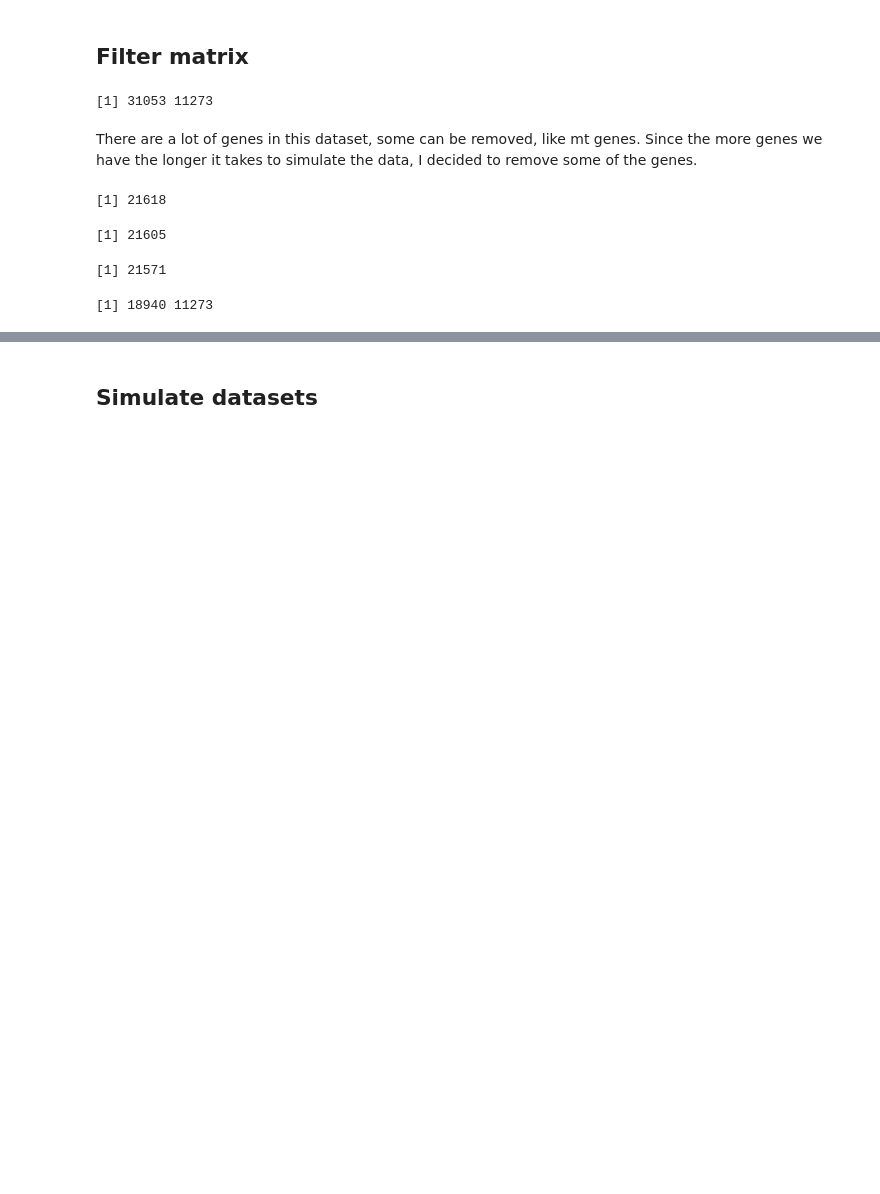
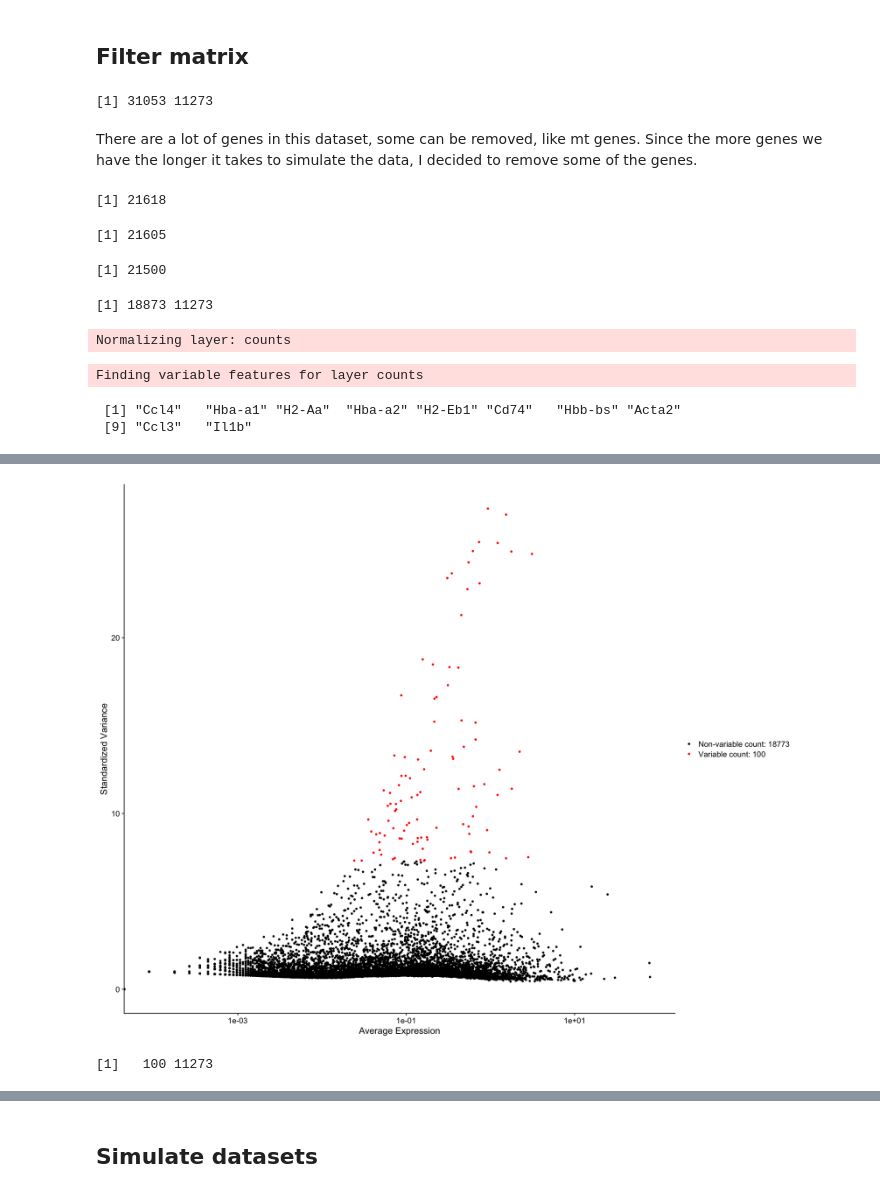
Before and after one commit to calebhallinan/applied_genomics_final_project, a Jupyter notebook: code/sim_data_prox_pos.ipynb, the cells around one changed output, grey strips where cells are left out. Saved outputs shown, nothing was run; the diff lists cells and outputs as text; code cells hidden in the pictures; blank space fills up the shorter version.

```diff
--- a/code/sim_data_prox_pos.ipynb
+++ b/code/sim_data_prox_pos.ipynb
@@ -106,17 +106,17 @@ length(selected_genes)
 [1] 21605
 # %%
 ## remove ribo genes
-selected_genes <- protein_coding_genes[!grepl("^Rpl", protein_coding_genes)]
-selected_genes <- protein_coding_genes[!grepl("^Rps", protein_coding_genes)]
+selected_genes <- selected_genes[!grepl("^Rpl", selected_genes)]
+selected_genes <- selected_genes[!grepl("^Rps", selected_genes)]
 length(selected_genes)
 # %% [output]
-[1] 21571
+[1] 21500
 # %%
 ## filter matrix
 common_genes <- intersect(rownames(mtx), selected_genes)
 mtx <- mtx[common_genes, ]
 dim(mtx)
 # %% [output]
-[1] 18940 11273
+[1] 18873 11273
 # %%
 ## save matrix
@@ -123,0 +124,20 @@ saveRDS(mtx, "../sim_data/prox_assign/mtx.RDS")
+# %%
+## get HVGs to make the code faster
+seurat_obj <- CreateSeuratObject(counts = mtx)
+seurat_obj <- NormalizeData(seurat_obj)
+# %% [output]
+Normalizing layer: counts
+# %%
+## top 100
+seurat_obj100 <- FindVariableFeatures(seurat_obj, selection.method = "vst", nfeatures = 100)
+
+# Identify the 10 most highly variable genes
+top10 <- head(VariableFeatures(seurat_obj100), 10)
+print(top10)
+
+# plot variable features with and without labels
+VariableFeaturePlot(seurat_obj100)
+# %% [output]
+Finding variable features for layer counts
+ [1] "Ccl4"   "Hba-a1" "H2-Aa"  "Hba-a2" "H2-Eb1" "Cd74"   "Hbb-bs" "Acta2"
+ [9] "Ccl3"   "Il1b"
@@ -123,0 +146,9 @@ saveRDS(mtx, "../sim_data/prox_assign/mtx.RDS")
+[figure, added]
+# %%
+## save matrix
+hvgs <- VariableFeatures(seurat_obj100)
+hvg_mtx <- mtx[hvgs, ]
+dim(hvg_mtx)
+saveRDS(hvg_mtx, "../sim_data/prox_assign/mtx_100_genes.RDS")
+# %% [output]
+[1]   100 11273
```
Also changed, not shown: parts of 7 cells of this notebook, 3 other files.
